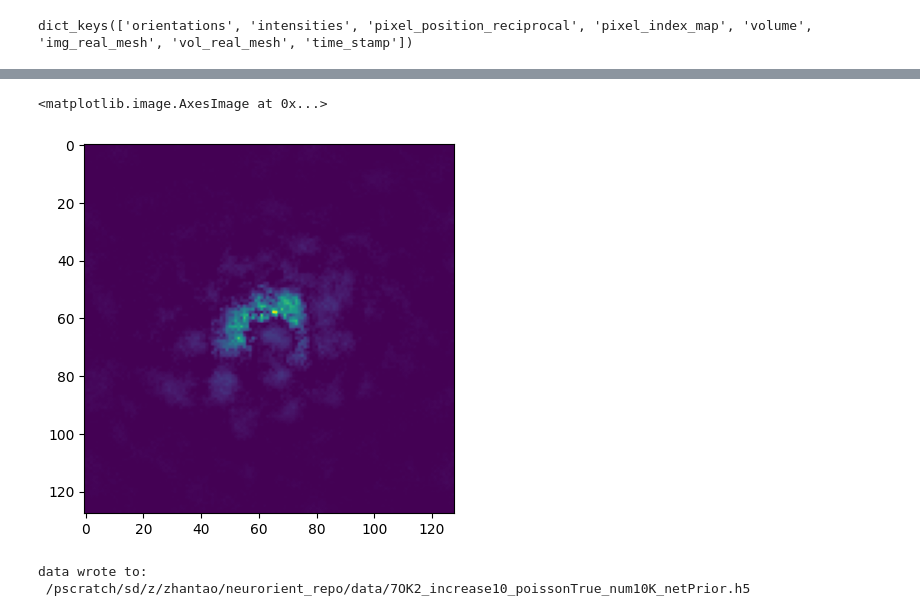
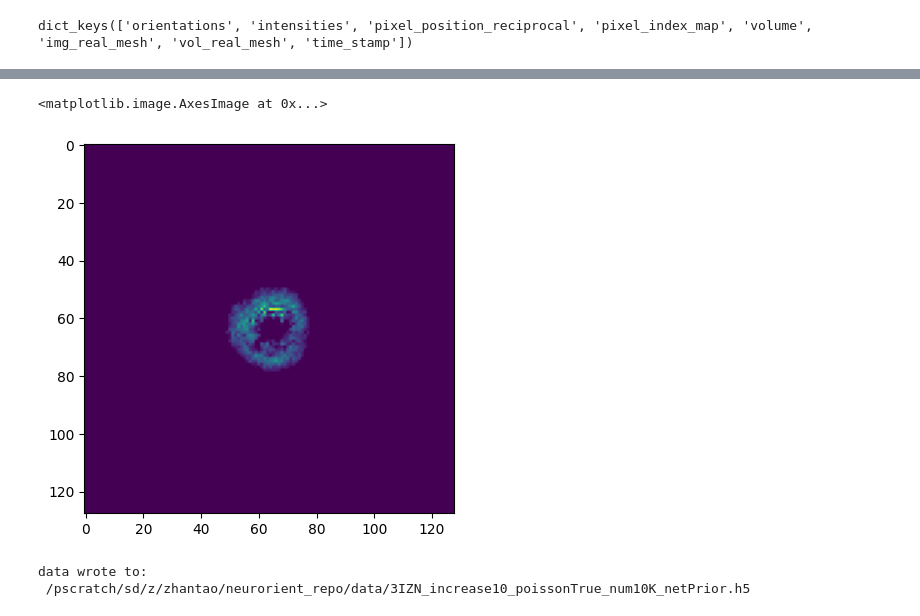
Before and after one commit to zhantaochen/neurorient, a Jupyter notebook: prepare_spinifel.ipynb, the cells around one changed output, grey strips where cells are left out. Cells and saved outputs as stored; diff of their text form; code cells hidden in the pictures.

```diff
--- a/prepare_spinifel.ipynb
+++ b/prepare_spinifel.ipynb
@@ -18,12 +18,12 @@ from neurorient.reconstruction.phasing import PhaseRetriever
 import h5py
 from pytorch3d.transforms import matrix_to_quaternion
 # %%
-pdb = '7OK2'
+pdb = '3IZN'
 poisson = True
 num_images = 10000
 increase_factor = 10
 
-ckpt_path = '/pscratch/sd/z/zhantao/neurorient_repo/model/lightning_logs/version_14857550/checkpoints/last.ckpt'
+ckpt_path = '/pscratch/sd/z/zhantao/neurorient_repo/model/lightning_logs/version_14754746/checkpoints/last.ckpt'
 # %%
 spi_data = torch.load(f'/pscratch/sd/z/zhantao/neurorient_repo/data/{pdb}_increase{increase_factor:d}_poisson{poisson}_num{num_images//1000:d}K.pt')
 model_dir = '/pscratch/sd/z/zhantao/neurorient_repo/model'
@@ -42,3 +42,6 @@ model.to(device);
 # %%
 dataset = TensorDataset(spi_data['intensities'].unsqueeze(1))
 dataloader = DataLoader(dataset, batch_size=50, shuffle=False)
+# %%
+scale_factor = 1e14 / model.photons_per_pulse
+print(f'scale_factor: {scale_factor:.2f}')
@@ -60,5 +65,5 @@ import numpy as np
 grid_reciprocal = model.grid_position_reciprocal / model.grid_position_reciprocal.max()
 with torch.no_grad():
     intensity = model.predict_intensity(np.pi * grid_reciprocal.to(device))
-intensity_pred = (torch.exp(intensity) - 1) / 10
+intensity_pred = (torch.exp(intensity) - 1) / scale_factor
 # %%
@@ -69,8 +79,9 @@ plt.imshow(intensity_pred[64].detach().cpu().numpy(), vmax=.3)
 # %%
-phase_retriever = PhaseRetriever(n_phase_loops=30, beta=0.9)
-rho_phased, support_phased = phase_retriever.phase(intensity_pred.clip(0).sqrt())
+phase_retriever = PhaseRetriever(n_phase_loops=10, beta_HIO=0.3, beta_DM=0.3, shrink_wrap_method='max')
+rho_phased, support_phased = phase_retriever.phase(intensity_pred.clip(intensity_pred.max() * 1e-5).sqrt())
 # %%
-plt.imshow(rho_phased[64].detach().cpu().clip(0))
+# rho_phased[rho_phased < 0.025 * rho_phased.max()] = 0
+plt.imshow(rho_phased[...,64].detach().cpu().clip(0))
 # %% [output]
 <matplotlib.image.AxesImage at 0x...>
-[figure, old version]
+[figure, new version]
@@ -85,8 +98,9 @@ h5_fpath = os.path.join(
     f'{pdb}_increase{increase_factor:d}_poisson{poisson}_num{num_images//1000}K_netPrior.h5')
 with h5py.File(h5_fpath, 'w') as f:
     f.create_dataset('intensities', data=spi_data['intensities'].unsqueeze(1).numpy())
-    f.create_dataset('orientations', data=orientations_pred.numpy())
-    f.create_dataset('ac', data=ac.numpy())
+    f.create_dataset('orientations', data=spi_data['orientations'].cpu().numpy())
+    f.create_dataset('orientations_prior', data=orientations_pred.numpy())
+    f.create_dataset('ac', data=ac_from_rho.numpy())
     f.create_dataset('grid_position_real', data=model.grid_position_real.cpu().numpy())
     f.create_dataset('pixel_position_reciprocal', data=spi_data['pixel_position_reciprocal'].numpy())
     f.create_dataset('pixel_distance_reciprocal', data=spi_data['pixel_position_reciprocal'].norm(dim=-1).numpy())
@@ -94,4 +108,4 @@ with h5py.File(h5_fpath, 'w') as f:
 print("data wrote to: \n", h5_fpath)
 # %% [output]
 data wrote to:
- /pscratch/sd/z/zhantao/neurorient_repo/data/7OK2_increase10_poissonTrue_num10K_netPrior.h5
+ /pscratch/sd/z/zhantao/neurorient_repo/data/3IZN_increase10_poissonTrue_num10K_netPrior.h5
```
Also changed, not shown: parts of 5 cells of this notebook, 7 other files.
